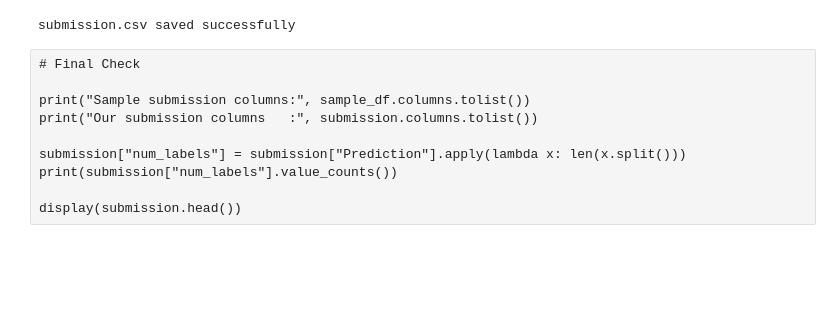
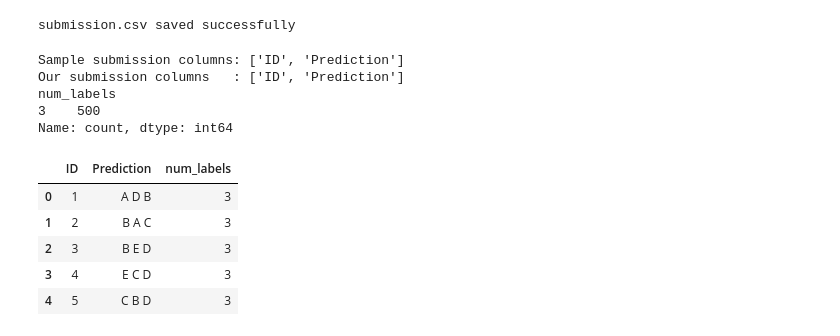
Before and after one commit to Hariom9991/dl-24f1000881-notebook-t22026, a Jupyter notebook: kaggle_notebook.ipynb, the cells around one changed output. Cells and saved outputs as stored; diff of their text form; code cells hidden in the pictures; blank space fills up the shorter version.

```diff
--- a/kaggle_notebook.ipynb
+++ b/kaggle_notebook.ipynb
@@ -1813,13 +1702,25 @@ submission.to_csv("submission.csv", index=False)
 print("submission.csv saved successfully")
 # %% [output]
 submission.csv saved successfully
-# %% [raw]
-# Final Check
-
-print("Sample submission columns:", sample_df.columns.tolist())
-print("Our submission columns   :", submission.columns.tolist())
-
-submission["num_labels"] = submission["Prediction"].apply(lambda x: len(x.split()))
-print(submission["num_labels"].value_counts())
-
-display(submission.head())
+# %%
+# Final Check
+
+print("Sample submission columns:", sample_df.columns.tolist())
+print("Our submission columns   :", submission.columns.tolist())
+
+submission["num_labels"] = submission["Prediction"].apply(lambda x: len(x.split()))
+print(submission["num_labels"].value_counts())
+
+display(submission.head())
+# %% [output]
+Sample submission columns: ['ID', 'Prediction']
+Our submission columns   : ['ID', 'Prediction']
+num_labels
+3    500
+Name: count, dtype: int64
+|  | ID | Prediction | num_labels |
+| 0 | 1 | A D B | 3 |
+| 1 | 2 | B A C | 3 |
+| 2 | 3 | B E D | 3 |
+| 3 | 4 | E C D | 3 |
+| 4 | 5 | C B D | 3 |
```
Also changed, not shown: parts of 25 cells of this notebook.
